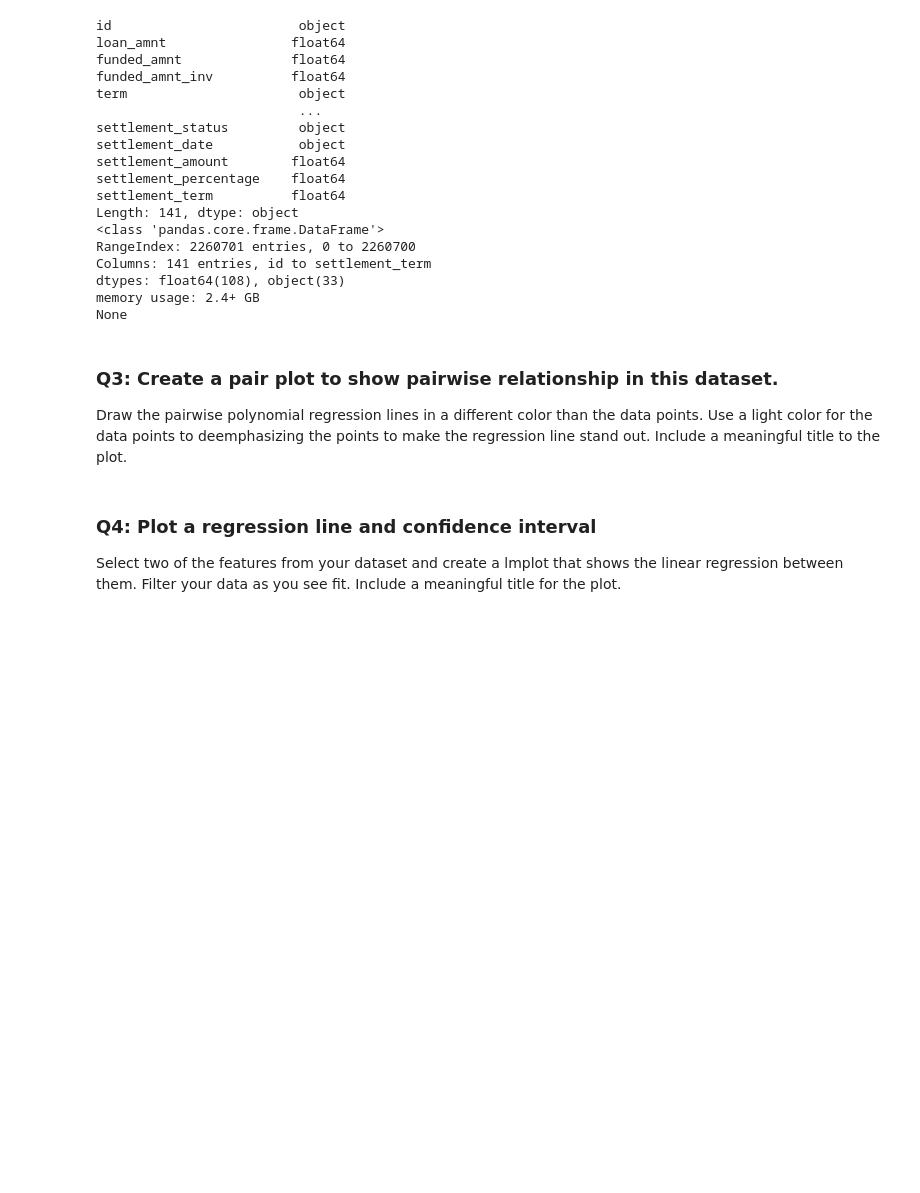
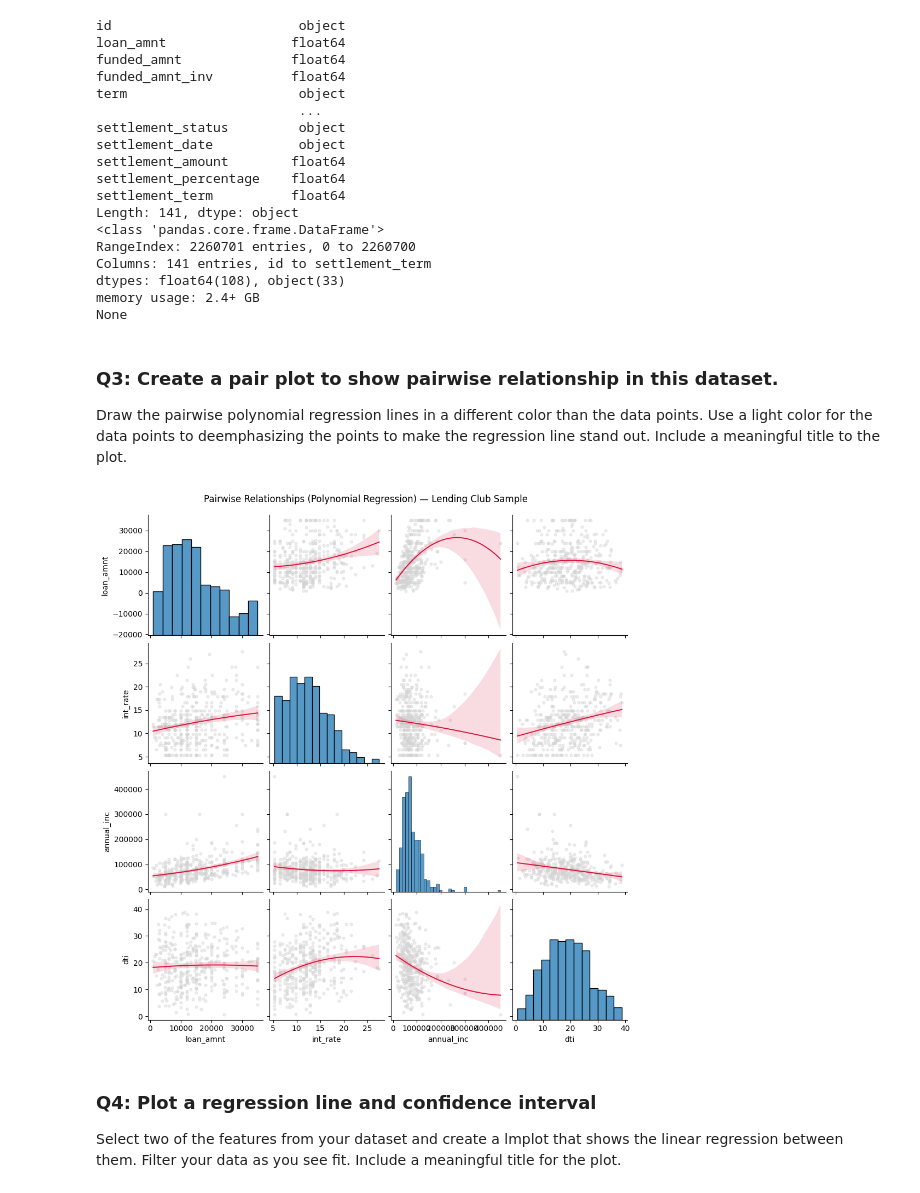
Before and after one commit to CS133-DataVisualization/term-project-vizvisionaries, a Jupyter notebook: Project Assignments/CS133_F25_P1_relplot_scatter.ipynb, the cells around one changed output. Saved outputs shown, nothing was run; the diff lists cells and outputs as text; code cells hidden in the pictures; blank space fills up the shorter version.

```diff
--- a/Project Assignments/CS133_F25_P1_relplot_scatter.ipynb
+++ b/Project Assignments/CS133_F25_P1_relplot_scatter.ipynb
@@ -89,3 +87,24 @@ Draw the pairwise polynomial regression lines in a different color than the data
+# %%
+import seaborn as sns
+import matplotlib.pyplot as plt
+
+cols = [c for c in ["loan_amnt", "int_rate", "annual_inc", "dti", "revol_bal"] if c in df.columns][:4]
+plot_df = df[cols].dropna().sample(n=min(400, len(df)), random_state=42)
+
+sns.pairplot(
+    plot_df,
+    kind="reg",
+    plot_kws={
+        "order": 2,
+        "scatter_kws": {"color": "lightgray", "alpha": 0.4, "s": 12},
+        "line_kws": {"color": "crimson", "linewidth": 1.4}
+    },
+    diag_kind="hist"
+)
+plt.suptitle("Pairwise Relationships (Polynomial Regression) — Lending Club Sample", y=1.02)
+plt.show()
+# %% [output]
+[figure, added]
 # %% [markdown]
 ### Q4: Plot a regression line and confidence interval
 Select two of the features from your dataset and create a lmplot that shows the linear regression between them. Filter your data as you see fit. Include a meaningful title for the plot.
```
Also changed, not shown: parts of 8 cells of this notebook.
